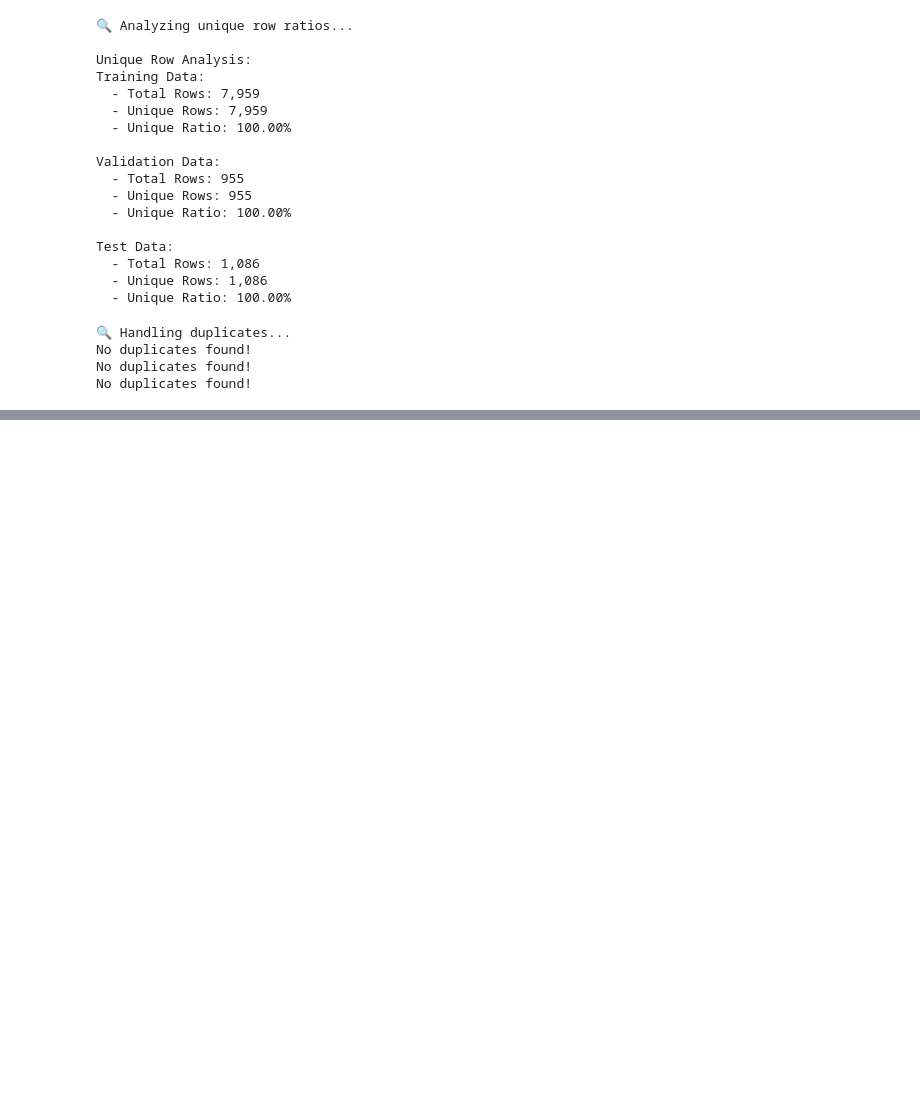
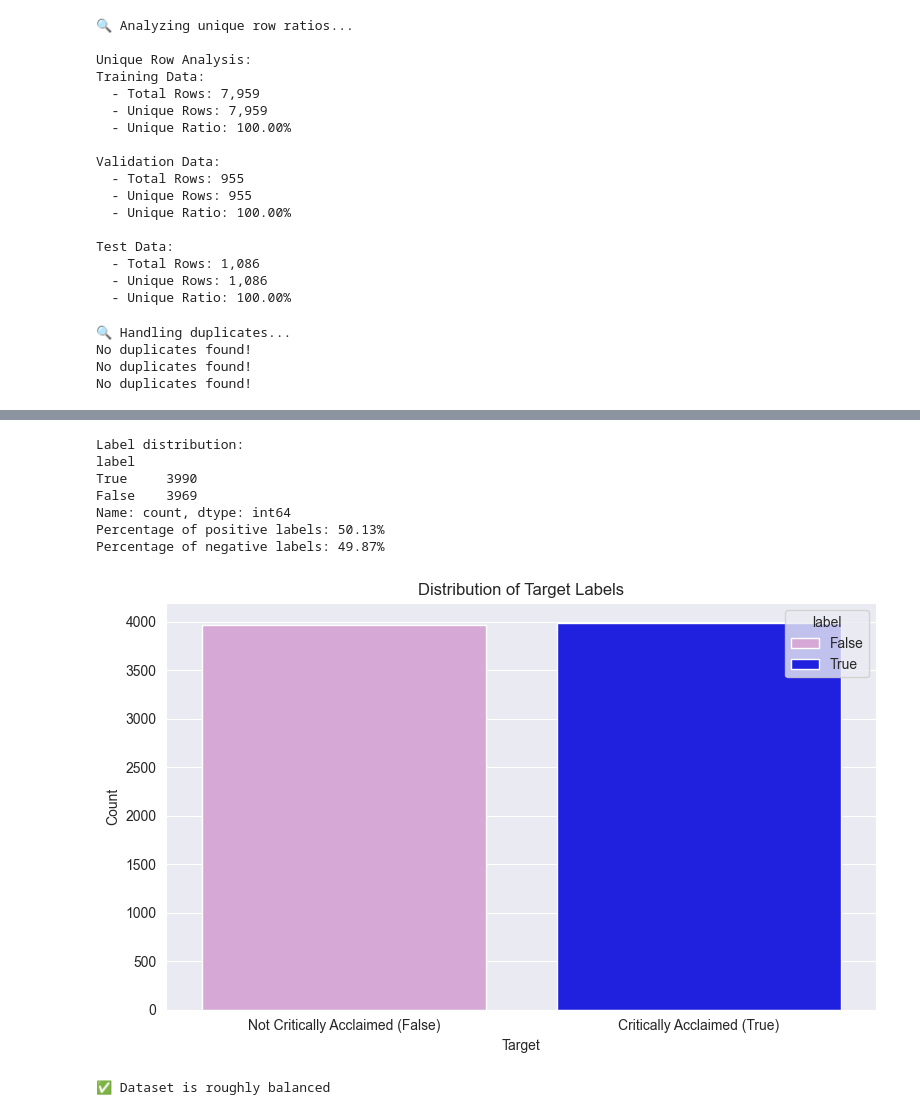
Before and after one commit to Teun1407/BigData-Group10, a Jupyter notebook: pipeline-title-features.ipynb, the cells around one changed output, grey strips where cells are left out. Cells and saved outputs as stored; diff of their text form; code cells hidden in the pictures; blank space fills up the shorter version.

```diff
--- a/pipeline-title-features.ipynb
+++ b/pipeline-title-features.ipynb
@@ -372 +378,33 @@ No duplicates found!
+# %%
+# Check the distribution of labels
+label_counts = df_train['label'].value_counts()
+print(f"Label distribution:\n{label_counts}")
+print(f"Percentage of positive labels: {label_counts[True]/len(df_train)*100:.2f}%")
+print(f"Percentage of negative labels: {label_counts[False]/len(df_train)*100:.2f}%")
+
+# Create a bar plot to visualize the distribution
+plt.figure(figsize=(8, 5))
+sns.countplot(x='label', data=df_train, hue='label', palette=['plum', 'blue'])
+plt.title('Distribution of Target Labels')
+plt.xlabel('Target')
+plt.ylabel('Count')
+plt.xticks([0, 1], ['Not Critically Acclaimed (False)', 'Critically Acclaimed (True)'])
+plt.tight_layout()
+plt.show()
+
+# Check if dataset is balanced
+if abs(label_counts[False] - label_counts[True])/len(df_train) < 0.1:
+    print("✅ Dataset is roughly balanced")
+else:
+    print("⚠️ Dataset is imbalanced - consider using class weights or resampling techniques")
+# %% [output]
+Label distribution:
+label
+True     3990
+False    3969
+Name: count, dtype: int64
+Percentage of positive labels: 50.13%
+Percentage of negative labels: 49.87%
+[figure, added]
+✅ Dataset is roughly balanced
 # %%
```
Also changed, not shown: parts of 10 cells of this notebook, 5 other files.
